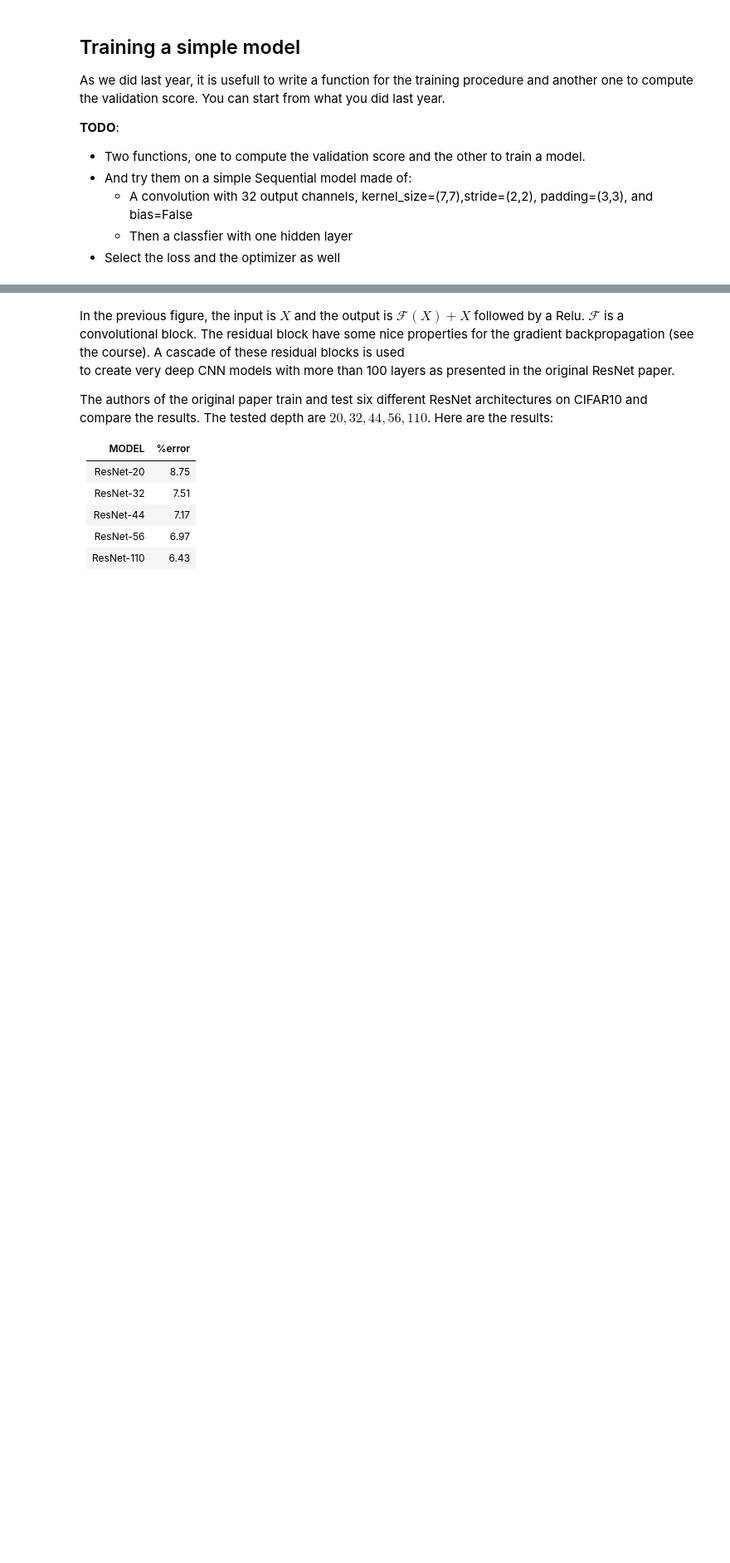
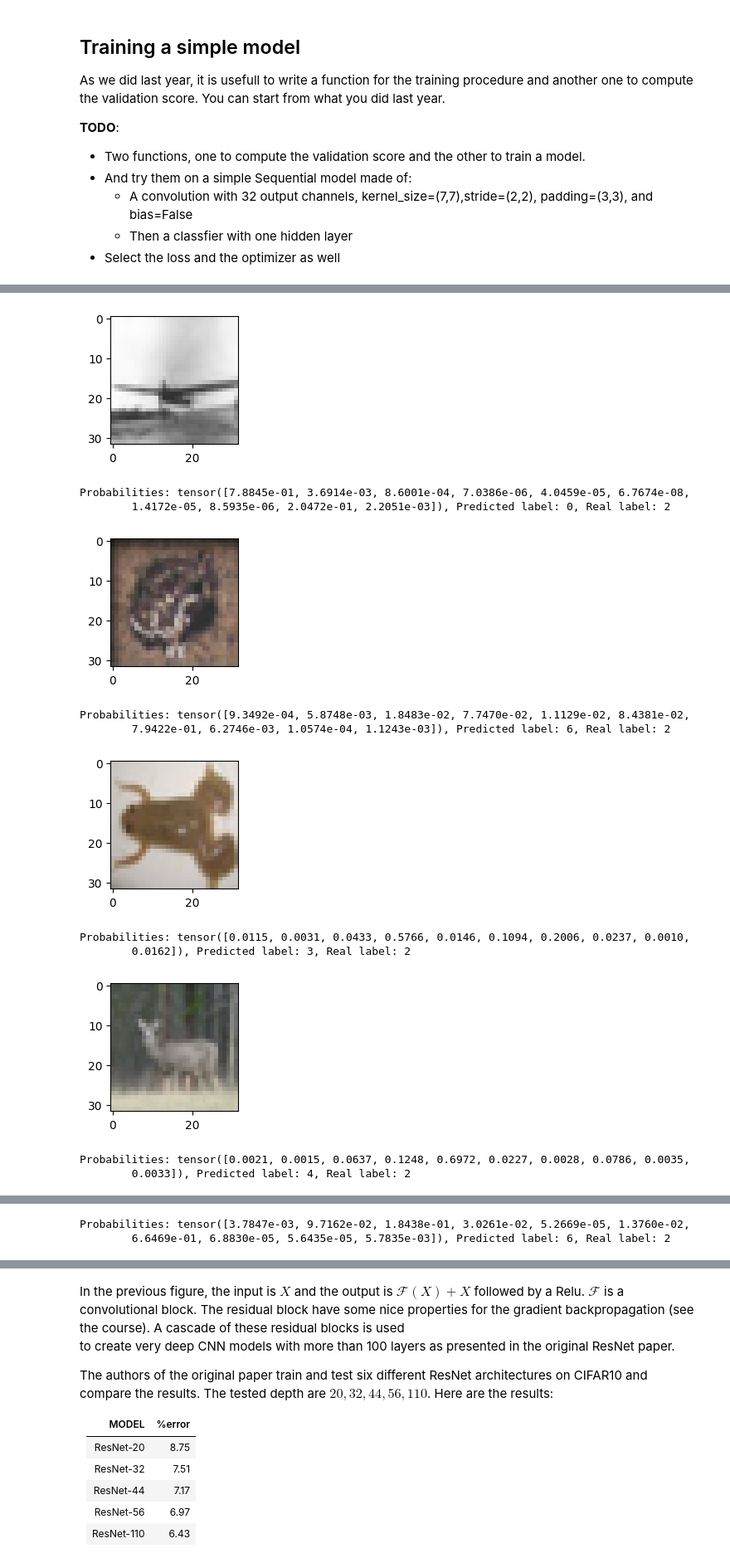
Before and after one commit to constantbourdrez/DL_ESPCI, a Jupyter notebook: ADL_lab_ResNet.ipynb, the cells around one changed output, grey strips where cells are left out. Shown at 83% size. Cells and saved outputs as stored; diff of their text form; code cells hidden in the pictures; blank space fills up the shorter version.

```diff
--- a/ADL_lab_ResNet.ipynb
+++ b/ADL_lab_ResNet.ipynb
@@ -232,0 +262,15 @@ Probabilities: tensor([0.0049, 0.0076, 0.1779, 0.0809, 0.0418, 0.5279, 0.0468, 0
+# %%
+#Training with more Epoch
+
+trained_model = trainer(simple_model, trainloader, testloader, nepoch = 30)
+model, train_losses, valid_losses, accuracies = trained_model
+
+#Plot the results
+sns.set_palette("Set2")
+plt.plot(train_losses, label = 'Training')
+plt.plot(valid_losses, label = 'Validation')
+plt.plot(accuracies, label = 'Accuracy')
+plt.legend()
+plt.title('Learning curve for the first model with more Epoch')
+plt.xlabel('Epoch')
+plt.ylabel('CrossEntropy')
@@ -232,0 +291,25 @@ Probabilities: tensor([0.0049, 0.0076, 0.1779, 0.0809, 0.0418, 0.5279, 0.0468, 0
+# %%
+ random_idx = np.random.randint(0, len(trainset), 5)
+ for idx in random_idx:
+  imshow(trainset[idx][0])
+  model.eval()  # Set the model to evaluation mode
+  with th.no_grad():
+      input_image = trainset[idx][0].unsqueeze(0)
+      output = model(input_image)
+
+
+  probabilities = th.nn.functional.softmax(output[0], dim=0)
+  print(f'Probabilities: {probabilities}, Predicted label: {np.argmax(probabilities)}, Real label: {trainset[2343][1]}')
+# %% [output]
+[figure, added]
+Probabilities: tensor([7.8845e-01, 3.6914e-03, 8.6001e-04, 7.0386e-06, 4.0459e-05, 6.7674e-08,
+        1.4172e-05, 8.5935e-06, 2.0472e-01, 2.2051e-03]), Predicted label: 0, Real label: 2
+[figure, added]
+Probabilities: tensor([9.3492e-04, 5.8748e-03, 1.8483e-02, 7.7470e-02, 1.1129e-02, 8.4381e-02,
+        7.9422e-01, 6.2746e-03, 1.0574e-04, 1.1243e-03]), Predicted label: 6, Real label: 2
+[figure, added]
+Probabilities: tensor([0.0115, 0.0031, 0.0433, 0.5766, 0.0146, 0.1094, 0.2006, 0.0237, 0.0010,
+        0.0162]), Predicted label: 3, Real label: 2
+[figure, added]
+Probabilities: tensor([0.0021, 0.0015, 0.0637, 0.1248, 0.6972, 0.0227, 0.0028, 0.0786, 0.0035,
+        0.0033]), Predicted label: 4, Real label: 2
@@ -232,0 +317,2 @@ Probabilities: tensor([0.0049, 0.0076, 0.1779, 0.0809, 0.0418, 0.5279, 0.0468, 0
+Probabilities: tensor([3.7847e-03, 9.7162e-02, 1.8438e-01, 3.0261e-02, 5.2669e-05, 1.3760e-02,
+        6.6469e-01, 6.8830e-05, 5.6435e-05, 5.7835e-03]), Predicted label: 6, Real label: 2
```
Also changed, not shown: parts of 15 cells of this notebook.
